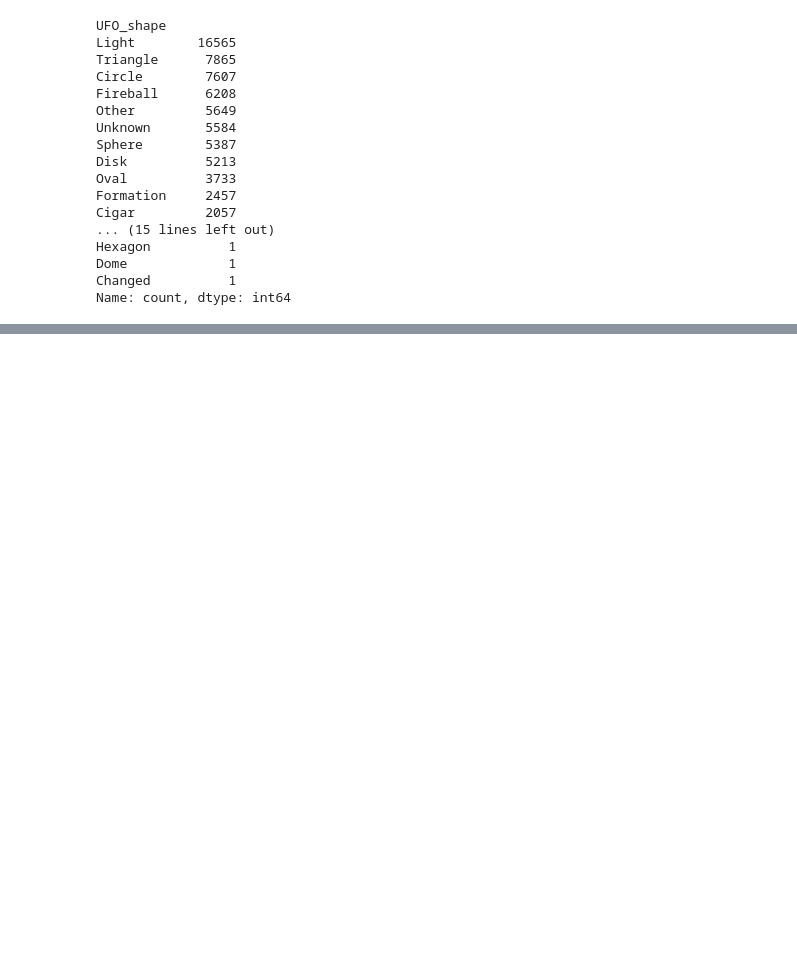
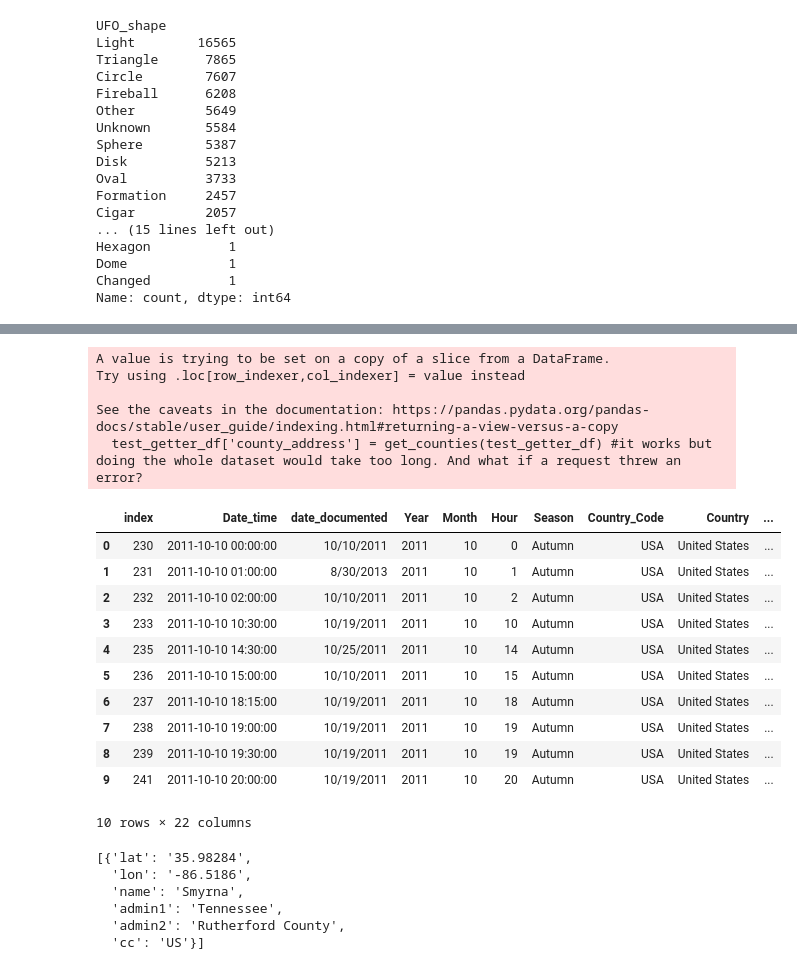
Before and after one commit to quadrillionaiire/Phase-1-Project, a Jupyter notebook: notebooks/Ricky-Notebook.ipynb, the cells around one changed output, grey strips where cells are left out. Cells and saved outputs as stored; diff of their text form; code cells hidden in the pictures; blank space fills up the shorter version.

Commit message:
Ricky's messy notebook and census data

```diff
--- a/notebooks/Ricky-Notebook.ipynb
+++ b/notebooks/Ricky-Notebook.ipynb
@@ -136,0 +137,5 @@ Name: count, dtype: int64
+# %%
+from geopy.geocoders import Nominatim
+geolocator = Nominatim(user_agent="ufo_loc")
+
+import time
@@ -136,0 +158,48 @@ Name: count, dtype: int64
+# %%
+
+def get_counties(place_df):
+
+    county_addresses = []
+
+    for place in place_df['lat_long']:
+        time.sleep(.5)
+        county_addresses.append(geolocator.reverse(place, zoom=8)[0])
+
+    return county_addresses
+# %%
+test_getter_df = df_USA_recent.iloc[0:10]
+
+test_getter_df['county_address'] = get_counties(test_getter_df) #it works but doing the whole dataset would take too long. And what if a request threw an error?
+
+test_getter_df
+# %% [output]
+A value is trying to be set on a copy of a slice from a DataFrame.
+Try using .loc[row_indexer,col_indexer] = value instead
+
+See the caveats in the documentation: https://pandas.pydata.org/pandas-docs/stable/user_guide/indexing.html#returning-a-view-versus-a-copy
+  test_getter_df['county_address'] = get_counties(test_getter_df) #it works but doing the whole dataset would take too long. And what if a request threw an error?
+|  | index | Date_time | date_documented | Year | Month | Hour | Season | Country_Code | Country | ... |
+| 0 | 230 | 2011-10-10 00:00:00 | 10/10/2011 | 2011 | 10 | 0 | Autumn | USA | United States | ... |
+| 1 | 231 | 2011-10-10 01:00:00 | 8/30/2013 | 2011 | 10 | 1 | Autumn | USA | United States | ... |
+| 2 | 232 | 2011-10-10 02:00:00 | 10/10/2011 | 2011 | 10 | 2 | Autumn | USA | United States | ... |
+| 3 | 233 | 2011-10-10 10:30:00 | 10/19/2011 | 2011 | 10 | 10 | Autumn | USA | United States | ... |
+| 4 | 235 | 2011-10-10 14:30:00 | 10/25/2011 | 2011 | 10 | 14 | Autumn | USA | United States | ... |
+| 5 | 236 | 2011-10-10 15:00:00 | 10/10/2011 | 2011 | 10 | 15 | Autumn | USA | United States | ... |
+| 6 | 237 | 2011-10-10 18:15:00 | 10/19/2011 | 2011 | 10 | 18 | Autumn | USA | United States | ... |
+| 7 | 238 | 2011-10-10 19:00:00 | 10/19/2011 | 2011 | 10 | 19 | Autumn | USA | United States | ... |
+| 8 | 239 | 2011-10-10 19:30:00 | 10/19/2011 | 2011 | 10 | 19 | Autumn | USA | United States | ... |
+| 9 | 241 | 2011-10-10 20:00:00 | 10/19/2011 | 2011 | 10 | 20 | Autumn | USA | United States | ... |
+10 rows × 22 columns
+# %%
+import reverse_geocoder as rg
+
+rg_test=rg.search(test_getter_df['lat_long'][8])
+
+rg_test
+# %% [output]
+[{'lat': '35.98284',
+  'lon': '-86.5186',
+  'name': 'Smyrna',
+  'admin1': 'Tennessee',
+  'admin2': 'Rutherford County',
+  'cc': 'US'}]
```
Also changed, not shown: parts of 51 cells of this notebook, 3 other files.
